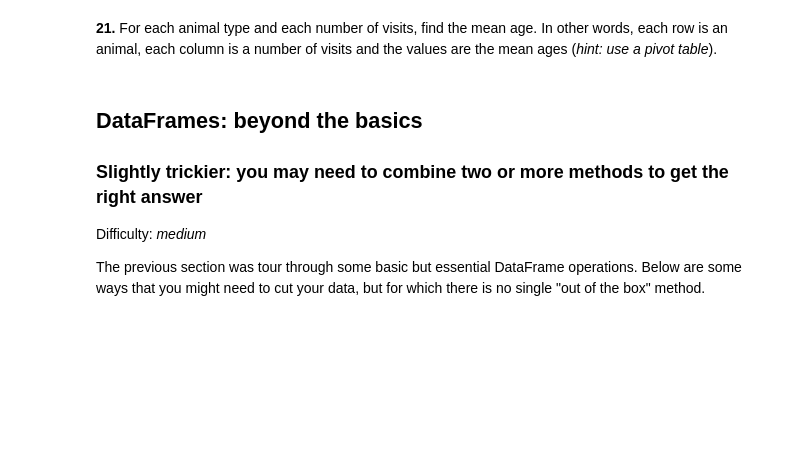
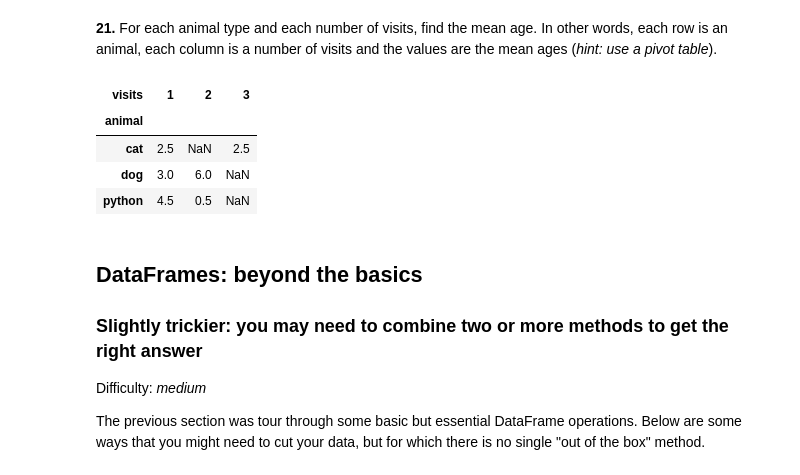
Before and after one commit to seek-coder/data_engineering, a Jupyter notebook: 01_code/b_100_pandas_problems/100-pandas-puzzles/100-pandas-puzzles.ipynb, the cells around one changed output. Cells and saved outputs as stored; diff of their text form; code cells hidden in the pictures; blank space fills up the shorter version.

```diff
--- a/01_code/b_100_pandas_problems/100-pandas-puzzles/100-pandas-puzzles.ipynb
+++ b/01_code/b_100_pandas_problems/100-pandas-puzzles/100-pandas-puzzles.ipynb
@@ -283,5 +296,18 @@ df["animal"] = df["animal"].map({"yes": True, "no": False})
 # %% [markdown]
 **21.** For each animal type and each number of visits, find the mean age. In other words, each row is an animal, each column is a number of visits and the values are the mean ages (*hint: use a pivot table*).
+# %%
+# Tabla dinámica
+df.pivot_table(values="age", index="animal", columns="visits", aggfunc="mean")
+#values: ¿Qué dato numérico vamos a calcular? -> 'age'
+#index: ¿Qué quieres en las filas (borde izquierdo)? -> 'animal'
+#columns: ¿Qué quieres en las columnas (borde superior)? -> 'visits'
+#aggfunc: ¿Qué operación matemática hacemos si hay varios datos en una celda? -> 'mean' (promedio)
+# %% [output]
+| visits | 1 | 2 | 3 |
+| animal |  |  |  |
+| cat | 2.5 | NaN | 2.5 |
+| dog | 3.0 | 6.0 | NaN |
+| python | 4.5 | 0.5 | NaN |
 # %% [markdown]
 ## DataFrames: beyond the basics
 
```
Also changed, not shown: parts of 7 cells of this notebook, 1 other file.
